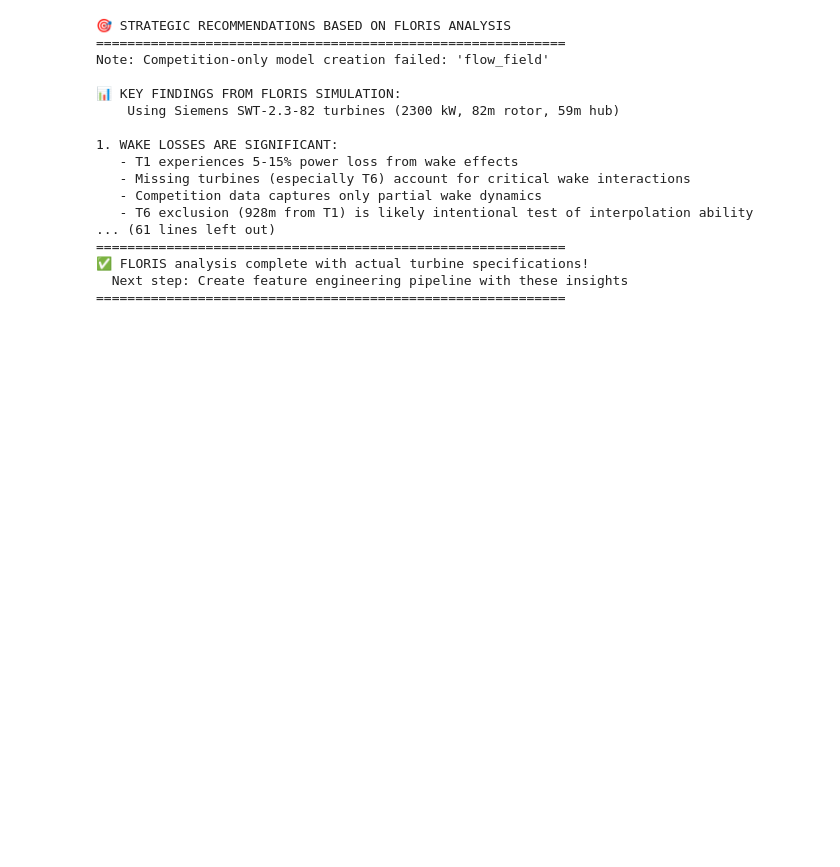
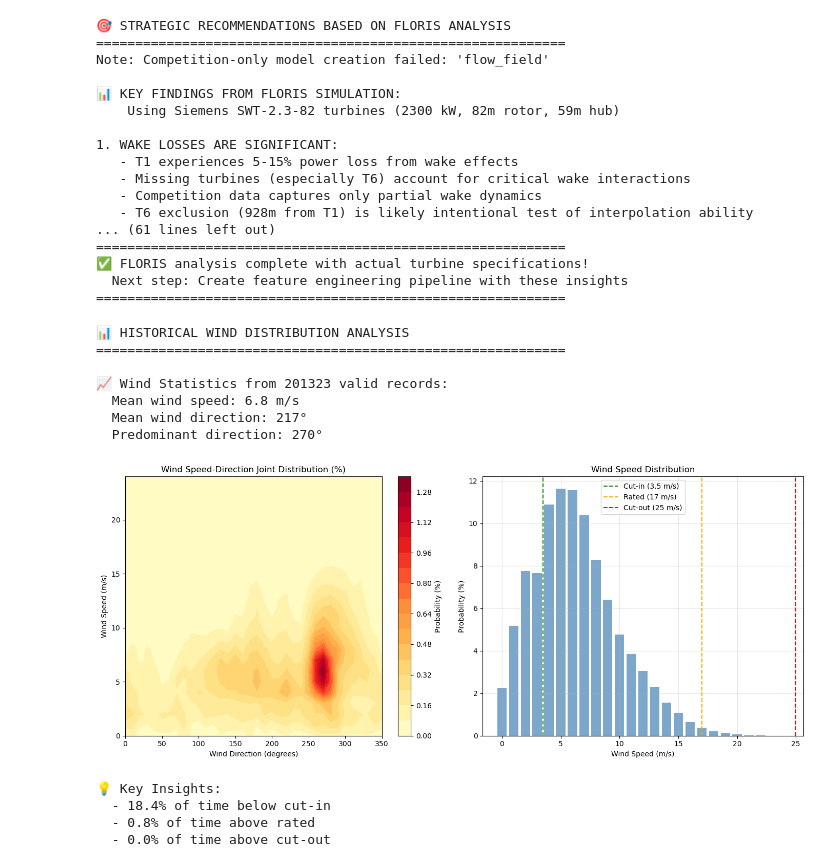
Before and after one commit to boujuan/hill-of-towie-wind-turbine, a Jupyter notebook: notebooks/06_floris_wake_simulation.ipynb, the cells around one changed output. Saved outputs shown, nothing was run; the diff lists cells and outputs as text; code cells hidden in the pictures; blank space fills up the shorter version.

```diff
--- a/notebooks/06_floris_wake_simulation.ipynb
+++ b/notebooks/06_floris_wake_simulation.ipynb
@@ -939,3 +940,75 @@ Note: Competition-only model creation failed: 'flow_field'
 ✅ FLORIS analysis complete with actual turbine specifications!
   Next step: Create feature engineering pipeline with these insights
 ============================================================
+# %%
+print("📊 HISTORICAL WIND DISTRIBUTION ANALYSIS")
+print("="*60)
+
+# Analyze historical wind conditions from training data
+valid_data = train_df[train_df['is_valid']]
+wind_conditions = valid_data[['wtc_NacelPos_mean;1', 'wtc_AcWindSp_mean;1']].dropna()
+
+# Create 2D histogram of wind conditions
+wind_speed_bins = np.arange(0, 26, 1)  # 0-25 m/s in 1 m/s bins
+wind_dir_bins = np.arange(0, 361, 10)  # 0-360 degrees in 10 degree bins
+
+# Calculate joint distribution
+hist, speed_edges, dir_edges = np.histogram2d(
+    wind_conditions['wtc_AcWindSp_mean;1'],
+    wind_conditions['wtc_NacelPos_mean;1'],
+    bins=[wind_speed_bins, wind_dir_bins]
+)
+
+# Normalize to get probabilities
+wind_prob = hist / hist.sum()
+
+print(f"\n📈 Wind Statistics from {len(wind_conditions)} valid records:")
+print(f"  Mean wind speed: {wind_conditions['wtc_AcWindSp_mean;1'].mean():.1f} m/s")
+print(f"  Mean wind direction: {wind_conditions['wtc_NacelPos_mean;1'].mean():.0f}°")
+print(f"  Predominant direction: {wind_dir_bins[wind_prob.sum(axis=0).argmax()]:.0f}°")
+
+# Visualize wind distribution
+fig, axes = plt.subplots(1, 2, figsize=(14, 6))
+
+# Wind rose plot (simplified)
+ax = axes[0]
+im = ax.contourf(dir_edges[:-1], speed_edges[:-1], wind_prob * 100,
+                 levels=20, cmap='YlOrRd')
+ax.set_xlabel('Wind Direction (degrees)')
+ax.set_ylabel('Wind Speed (m/s)')
+ax.set_title('Wind Speed-Direction Joint Distribution (%)')
+plt.colorbar(im, ax=ax, label='Probability (%)')
+
+# Wind speed distribution
+ax = axes[1]
+wind_speed_prob = wind_prob.sum(axis=1)
+ax.bar(speed_edges[:-1], wind_speed_prob * 100, width=0.8, alpha=0.7, color='steelblue')
+ax.axvline(3.5, color='green', linestyle='--', label='Cut-in (3.5 m/s)')
+ax.axvline(17, color='orange', linestyle='--', label='Rated (17 m/s)')
+ax.axvline(25, color='red', linestyle='--', label='Cut-out (25 m/s)')
+ax.set_xlabel('Wind Speed (m/s)')
+ax.set_ylabel('Probability (%)')
+ax.set_title('Wind Speed Distribution')
+ax.legend()
+ax.grid(True, alpha=0.3)
+
+plt.tight_layout()
+plt.show()
+
+print(f"\n💡 Key Insights:")
+print(f"  - {(wind_conditions['wtc_AcWindSp_mean;1'] < 3.5).mean()*100:.1f}% of time below cut-in")
+print(f"  - {(wind_conditions['wtc_AcWindSp_mean;1'] > 17).mean()*100:.1f}% of time above rated")
+print(f"  - {(wind_conditions['wtc_AcWindSp_mean;1'] > 25).mean()*100:.1f}% of time above cut-out")
+# %% [output]
+📊 HISTORICAL WIND DISTRIBUTION ANALYSIS
+============================================================
+
+📈 Wind Statistics from 201323 valid records:
+  Mean wind speed: 6.8 m/s
+  Mean wind direction: 217°
+  Predominant direction: 270°
+[figure, added]
+💡 Key Insights:
+  - 18.4% of time below cut-in
+  - 0.8% of time above rated
+  - 0.0% of time above cut-out
```
Also changed, not shown: parts of 2 cells of this notebook.
